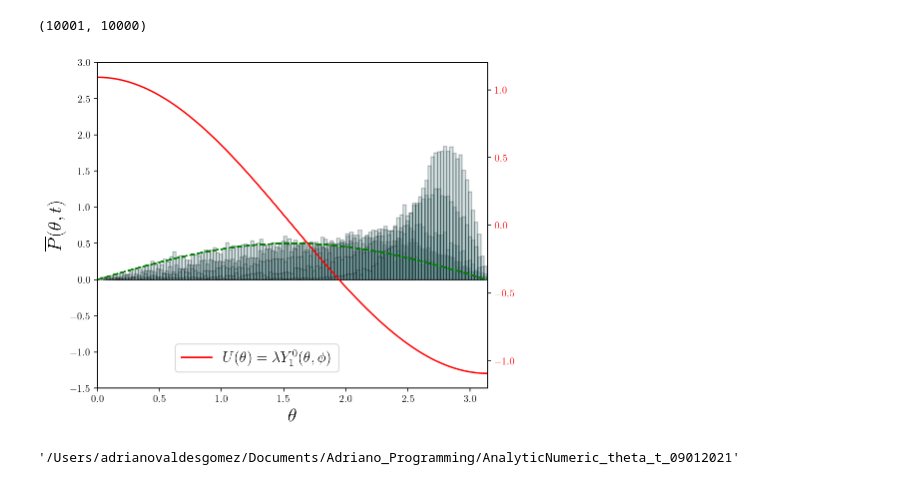
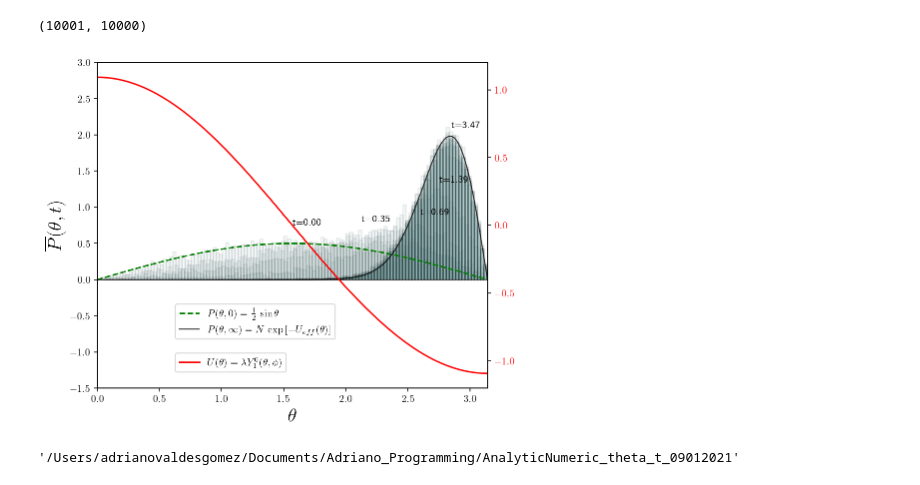
Before and after one commit to AdrianoValdesGomez/PhD-Thesis, a Jupyter notebook: Relaxion Times Ylm.ipynb, the cells around one changed output. Cells and saved outputs as stored; diff of their text form; code cells hidden in the pictures.

```diff
--- a/Relaxion Times Ylm.ipynb
+++ b/Relaxion Times Ylm.ipynb
@@ -151,45 +233,59 @@ x1.shape
 (10001, 10000)
 # %%
 #l_steps = [70*i for i in range(70)]
-l_steps = [0,500,1000,2000,4000]
+l_steps = [0,500,1000,2000,5000,5100,5200,5300,5400,5500,5600,5700]
+#l_steps = [4000]
 # %%
 fig = plt.figure(figsize = (7,6))
 ax = fig.add_subplot(111)
 #plt.rc('text', usetex = True)
 for i in l_steps:
     plt.rc('text', usetex = True)
     n,bins, rectangles = ax.hist(x1[i], bins = int(( np.array(x1[i][:]).max() - np.array(x1[i][:]).min() )*40),
-                                 density = True, color = "cadetblue", alpha = 0.25, edgecolor='black',
-                                 linewidth=1.2, label = 'Numerical Results')
+                                 density = True, color = "cadetblue", alpha = 0.07, edgecolor='black',
+                                 linewidth=1.2, label = '')
     #fig.canvas.draw()
     ax.set_xlabel(r"$\theta$", fontsize = 19)
     ax.set_ylabel(r'$\overline{P}(\theta,t)$', size=19)
 
     #plt.title(r"$P(\theta,t \to \infty | \theta_0, t_0)$", fontsize = 15)
-    plt.plot(xpot, 0.5*np.sin(xpot), color = "g", linestyle = "--",label = r"$P(\theta,0) = \frac{1}{2}\,\sin{\theta}$")
+plt.plot(xpot, 0.5*np.sin(xpot), color = "g", linestyle = "--",label = r"$P(\theta,0) = \frac{1}{2}\,\sin{\theta}$")
 
 
 #ax.fill_between(xt, yt,y2 = 0, color = '#778899', alpha = .850, label=r'$P(\theta, \infty) = N \,\exp{[-U(\theta)]}$')
 #ax.plot(xt, yt, color = 'black', alpha = 0.850, linewidth=1.0)
 #color = '#778899'
+
+ax.plot(xt, yt, color = 'black', alpha = 0.850, linewidth=1.0,
+        label = r'$P(\theta, \infty) = N\,\exp{[-U_{eff}(\theta)]}$')
+
+
+ax.text(np.pi/2,0.75 , 't={0:.2f}'.format(0*dt))
+ax.text(2.125,0.80 , 't={0:.2f}'.format(500*dt))
+ax.text(2.6,0.9 , 't={0:.2f}'.format(1000*dt))
+ax.text(2.75,1.35 , 't={0:.2f}'.format(2000*dt))
+ax.text(2.85,2.10 , 't={0:.2f}'.format(5000*dt))
+
 
 ax.set_xlim(0,np.pi)
 ax.set_ylim(-1.5,3)
 
 ax2 = ax.twinx()
 
 ax2.plot(xpot, ypot_Y10, color = "r", label = r"$U(\theta) =\lambda Y_{1}^{0}(\theta, \phi)$")
 ax2.tick_params(axis='y', labelcolor='r')
 
+
 #ax.legend(loc=3, fontsize = 10)
 
 #ax2.legend(loc=(.01,.7), fontsize = 10)
-ax2.legend(loc=(.2, .05), fontsize=15)
-plt.savefig("Y10_Hist_Theta_tinf", dpi = 250)
+ax2.legend(loc=(.2, .05))
+ax.legend(loc=(.2, .15))
+#plt.savefig("/Users/adrianovaldesgomez/Desktop/Y10_Hist_Theta_Evolution", dpi = 250)
 
 plt.show()
 # %% [output]
-[figure, old version]
+[figure, new version]
 # %%
 pwd
 # %% [output]
```
Also changed, not shown: parts of 42 cells of this notebook, 1 other file.
